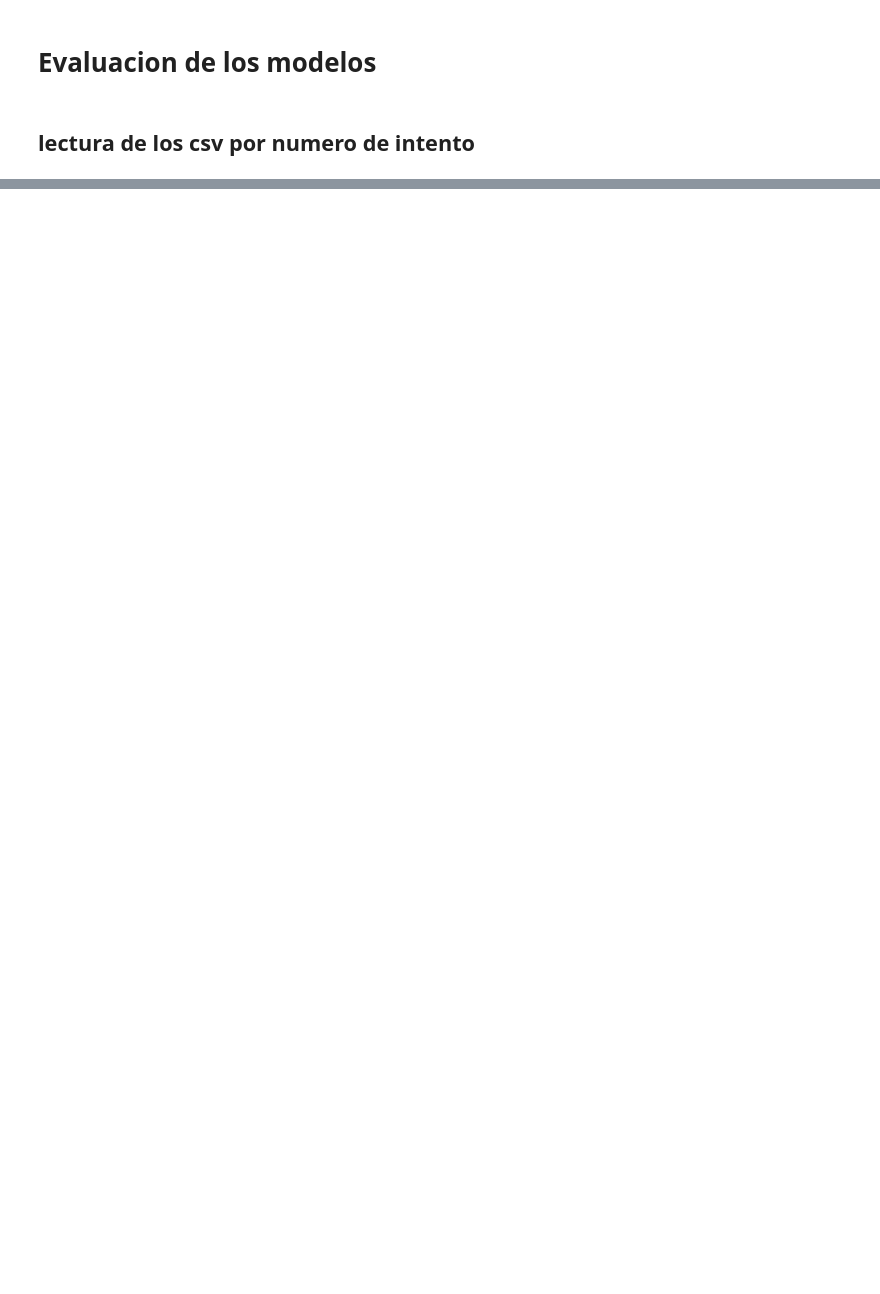
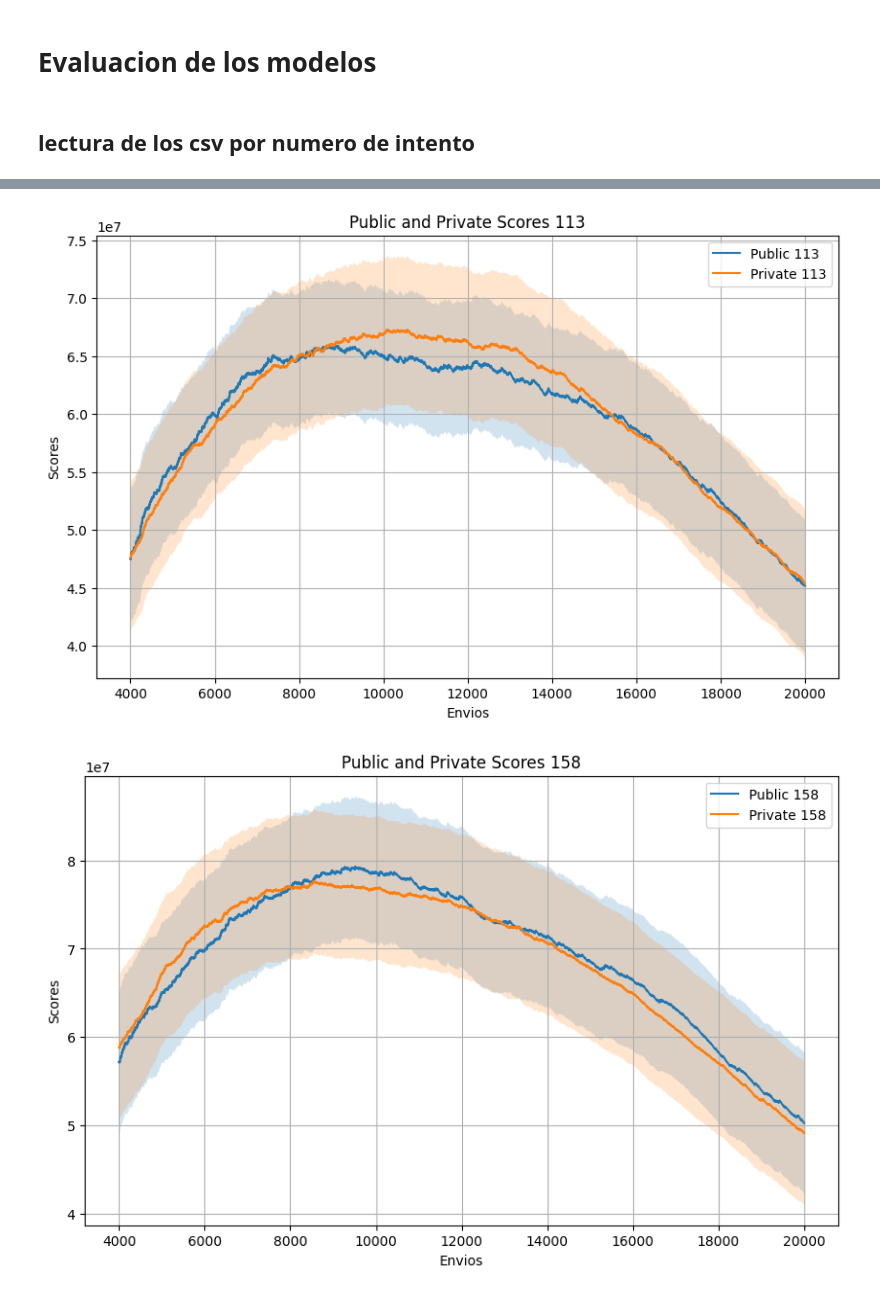
Before and after one commit to jgjuara/pipe-dmeyf24, a Jupyter notebook: testing/evaluacion.ipynb, the cells around one changed output, grey strips where cells are left out. Saved outputs shown, nothing was run; the diff lists cells and outputs as text; code cells hidden in the pictures; blank space fills up the shorter version.

```diff
--- a/testing/evaluacion.ipynb
+++ b/testing/evaluacion.ipynb
@@ -113,0 +196,9 @@ for i in dataframes_concat['trial'].unique():
+# %%
+for i in dataframes_concat['trial'].unique():
+    df = dataframes_concat[(dataframes_concat['trial'] == i) & (dataframes_concat['nro_envios'] > 4000) & (dataframes_concat['nro_envios'] < 20000)]
+    # calculate the mean of public and private scores, excluding non-numeric columns
+    df_mean = df.groupby('nro_envios').mean(numeric_only=True).reset_index()
+    plot_scores_mean(df_mean, i)
+# %% [output]
+[figure, added]
+[figure, added]
```
Also changed, not shown: parts of 34 cells of this notebook.
